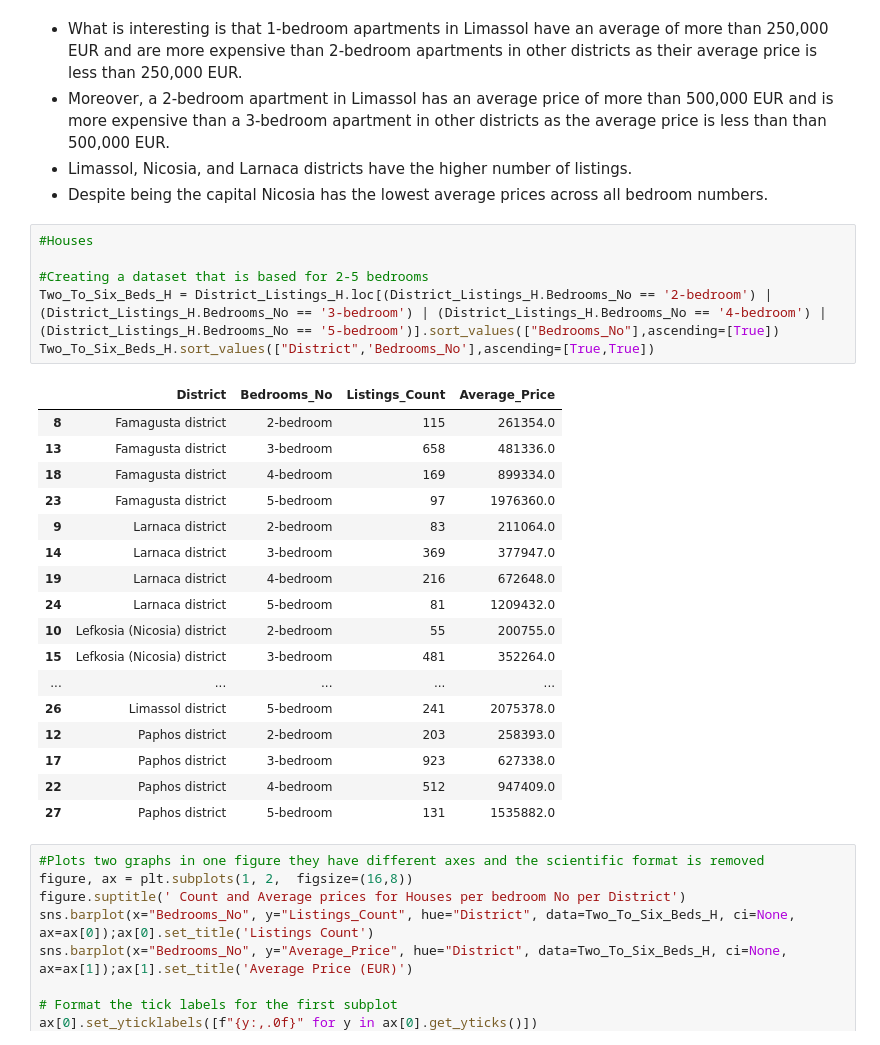
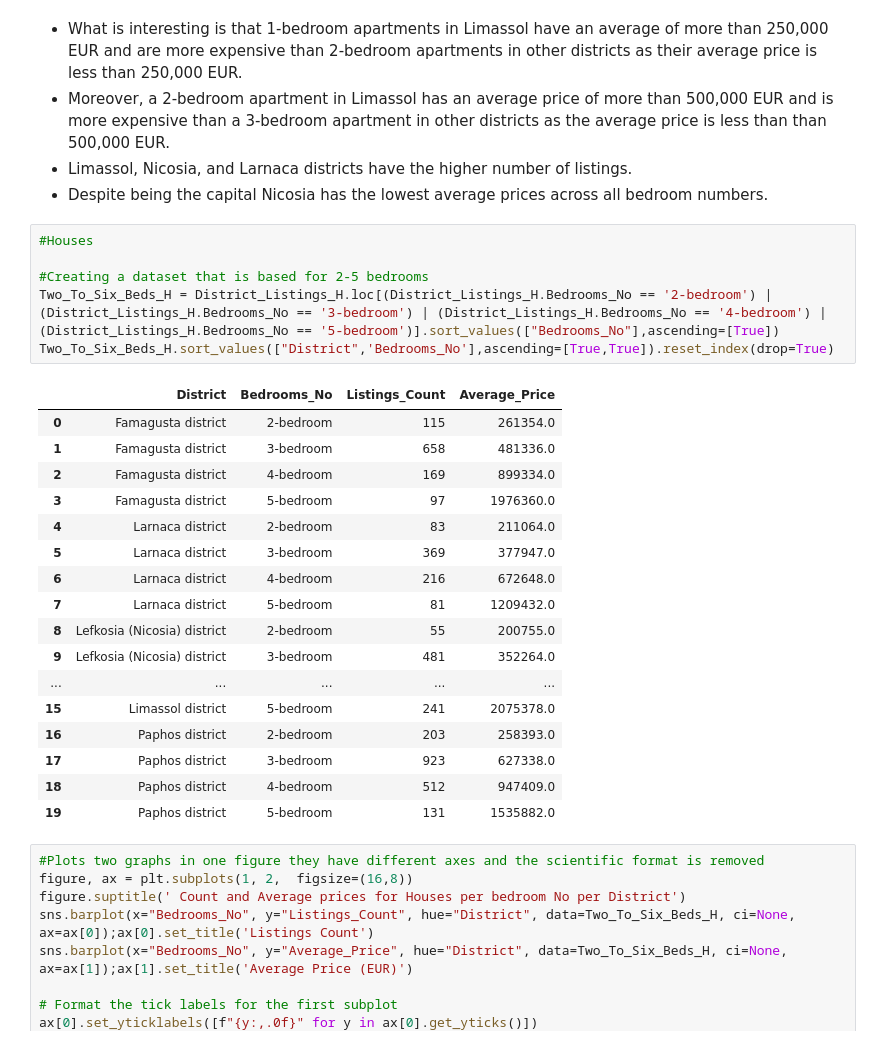
Before and after one commit to spyrou-andre/Data-Analyst-Portfolio, a Jupyter notebook: Housing-Prices/Jupyter_Notebook_Code.ipynb, the cells around one changed output. Drawn from its saved outputs; the diff is of its cells as text.

```diff
--- a/Housing-Prices/Jupyter_Notebook_Code.ipynb
+++ b/Housing-Prices/Jupyter_Notebook_Code.ipynb
@@ -518,27 +522,27 @@ plt.legend(bbox_to_anchor=(1, 0), loc='lower left', borderaxespad=0.)
 # %%
 #Houses
 
 #Creating a dataset that is based for 2-5 bedrooms
 Two_To_Six_Beds_H = District_Listings_H.loc[(District_Listings_H.Bedrooms_No == '2-bedroom') | (District_Listings_H.Bedrooms_No == '3-bedroom') | (District_Listings_H.Bedrooms_No == '4-bedroom') | (District_Listings_H.Bedrooms_No == '5-bedroom')].sort_values(["Bedrooms_No"],ascending=[True])
-Two_To_Six_Beds_H.sort_values(["District",'Bedrooms_No'],ascending=[True,True])
+Two_To_Six_Beds_H.sort_values(["District",'Bedrooms_No'],ascending=[True,True]).reset_index(drop=True)
 # %% [output]
 |  | District | Bedrooms_No | Listings_Count | Average_Price |
-| 8 | Famagusta district | 2-bedroom | 115 | 261354.0 |
-| 13 | Famagusta district | 3-bedroom | 658 | 481336.0 |
-| 18 | Famagusta district | 4-bedroom | 169 | 899334.0 |
-| 23 | Famagusta district | 5-bedroom | 97 | 1976360.0 |
-| 9 | Larnaca district | 2-bedroom | 83 | 211064.0 |
-| 14 | Larnaca district | 3-bedroom | 369 | 377947.0 |
-| 19 | Larnaca district | 4-bedroom | 216 | 672648.0 |
-| 24 | Larnaca district | 5-bedroom | 81 | 1209432.0 |
-| 10 | Lefkosia (Nicosia) district | 2-bedroom | 55 | 200755.0 |
-| 15 | Lefkosia (Nicosia) district | 3-bedroom | 481 | 352264.0 |
+| 0 | Famagusta district | 2-bedroom | 115 | 261354.0 |
+| 1 | Famagusta district | 3-bedroom | 658 | 481336.0 |
+| 2 | Famagusta district | 4-bedroom | 169 | 899334.0 |
+| 3 | Famagusta district | 5-bedroom | 97 | 1976360.0 |
+| 4 | Larnaca district | 2-bedroom | 83 | 211064.0 |
+| 5 | Larnaca district | 3-bedroom | 369 | 377947.0 |
+| 6 | Larnaca district | 4-bedroom | 216 | 672648.0 |
+| 7 | Larnaca district | 5-bedroom | 81 | 1209432.0 |
+| 8 | Lefkosia (Nicosia) district | 2-bedroom | 55 | 200755.0 |
+| 9 | Lefkosia (Nicosia) district | 3-bedroom | 481 | 352264.0 |
 | ... | ... | ... | ... | ... |
-| 26 | Limassol district | 5-bedroom | 241 | 2075378.0 |
-| 12 | Paphos district | 2-bedroom | 203 | 258393.0 |
+| 15 | Limassol district | 5-bedroom | 241 | 2075378.0 |
+| 16 | Paphos district | 2-bedroom | 203 | 258393.0 |
 | 17 | Paphos district | 3-bedroom | 923 | 627338.0 |
-| 22 | Paphos district | 4-bedroom | 512 | 947409.0 |
-| 27 | Paphos district | 5-bedroom | 131 | 1535882.0 |
+| 18 | Paphos district | 4-bedroom | 512 | 947409.0 |
+| 19 | Paphos district | 5-bedroom | 131 | 1535882.0 |
 # %%
 #Plots two graphs in one figure they have different axes and the scientific format is removed
 figure, ax = plt.subplots(1, 2,  figsize=(16,8))
```
Also changed, not shown: parts of 11 cells of this notebook.
